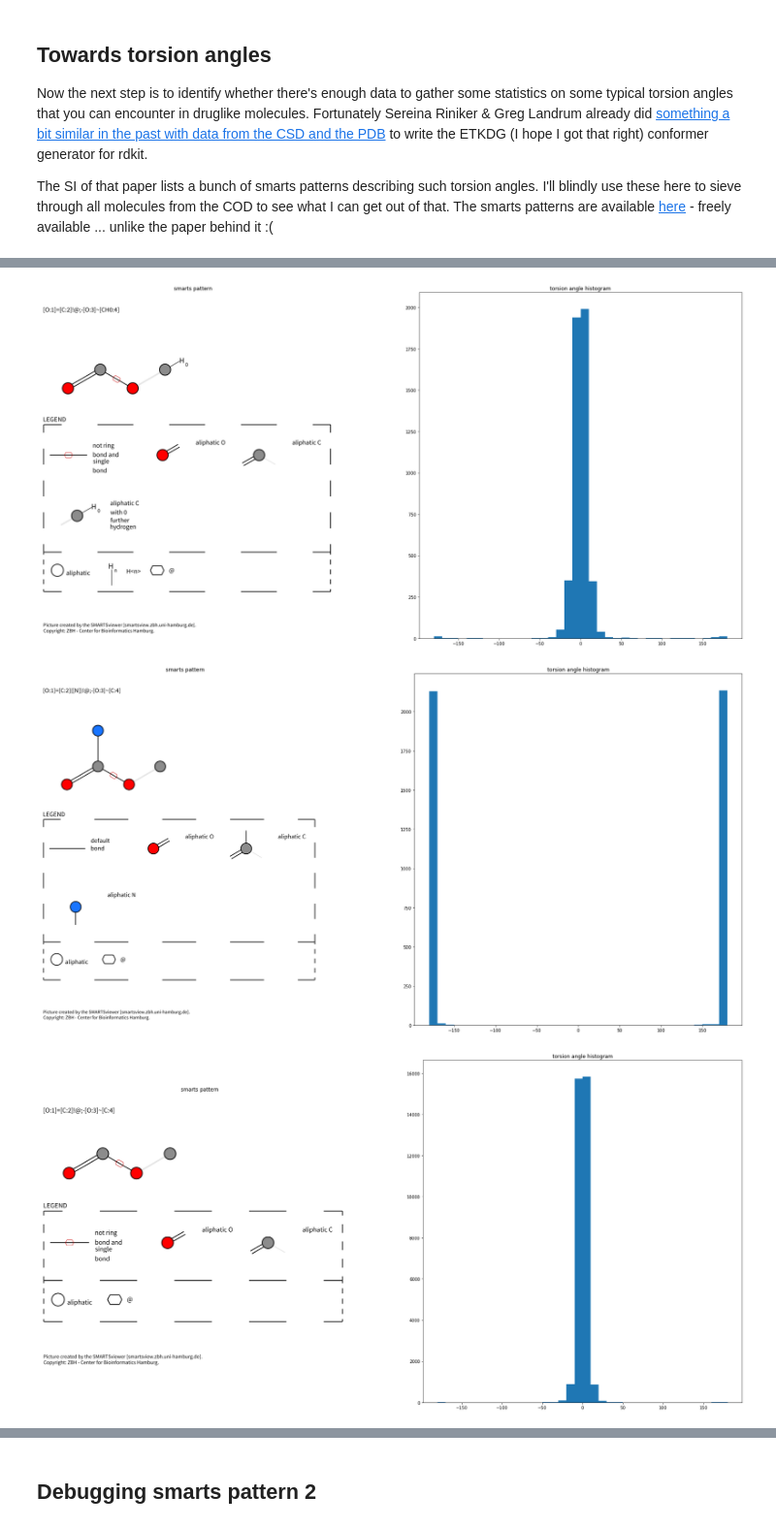
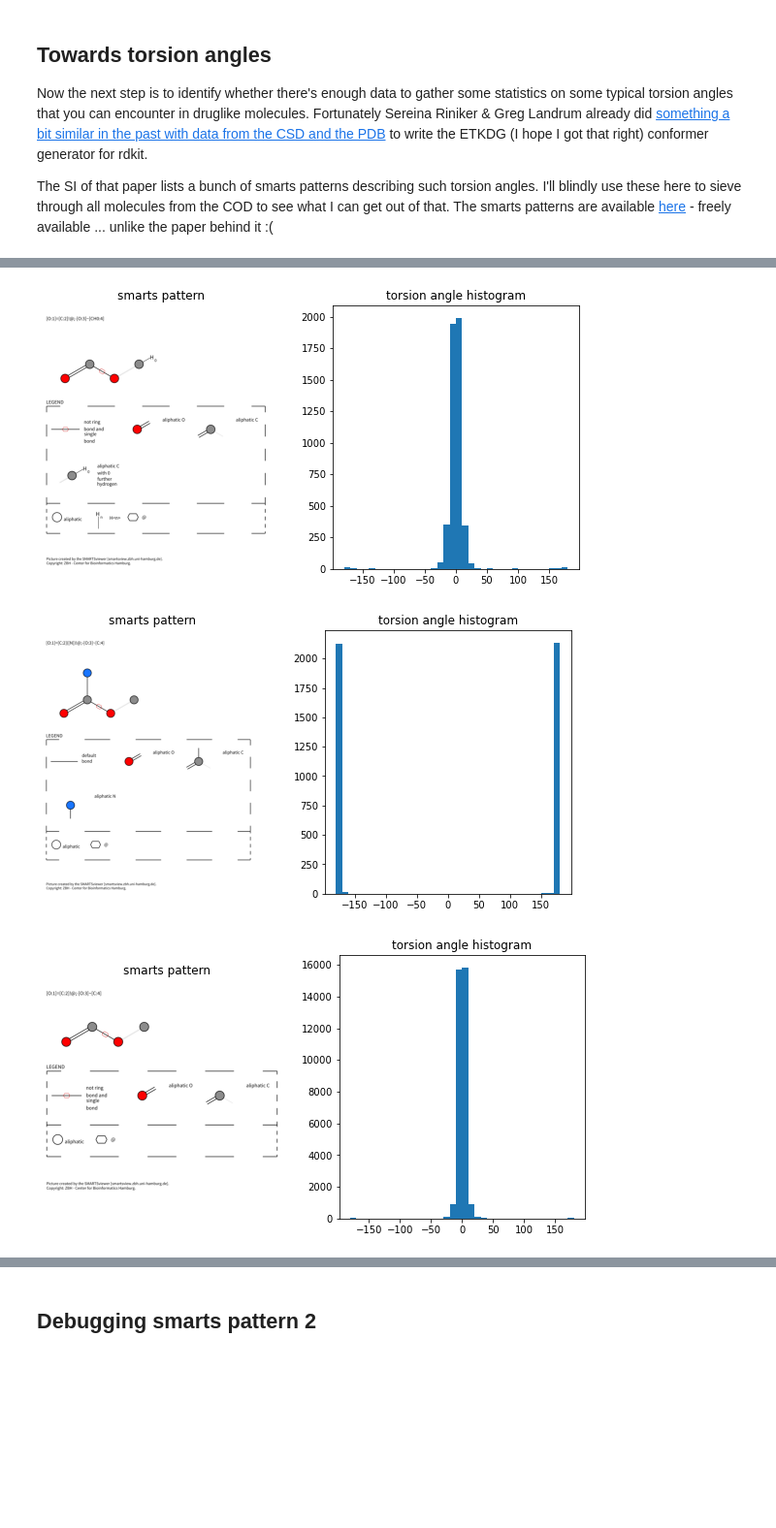
Before and after one commit to pschmidtke/blog, a Jupyter notebook: _notebooks/2021-01-25-cod-and-torsion-angles.ipynb, the cells around one changed output, grey strips where cells are left out. Shown at 97% size. Cells and saved outputs as stored; diff of their text form; code cells hidden in the pictures; blank space fills up the shorter version.

Commit message:
smaller plots

```diff
--- a/_notebooks/2021-01-25-cod-and-torsion-angles.ipynb
+++ b/_notebooks/2021-01-25-cod-and-torsion-angles.ipynb
@@ -237,7 +237,7 @@ for torsionSmarts in patterns:
         smarts=urllib.parse.quote(torsionSmarts)
         img = mpimg.imread("https://smarts.plus/smartsview/download_rest?smarts="+smarts,format="png")
 
-        fig = plt.figure(figsize=(30, 15))
+        fig = plt.figure(figsize=(10, 5))
         fig.add_subplot(121)
         plt.title('smarts pattern')
         plt.axis('off')
@@ -270,6 +270,6 @@ RDKit WARNING: [01:18:45] WARNING: could not find number of expected rings. Swit
-[figure, old version]
+[figure, new version]
-[figure, old version]
+[figure, new version]
-[figure, old version]
+[figure, new version]
 # %% [markdown]
 I'm only showing 3 smarts patterns here, but the code is written to run on all of the smarts patterns from the Riniker & Landrum paper. So feel free to adjust it to get the full results on your machine (to big for the notebook here ;).
 
```
Also changed, not shown: parts of 1 cell of this notebook.
